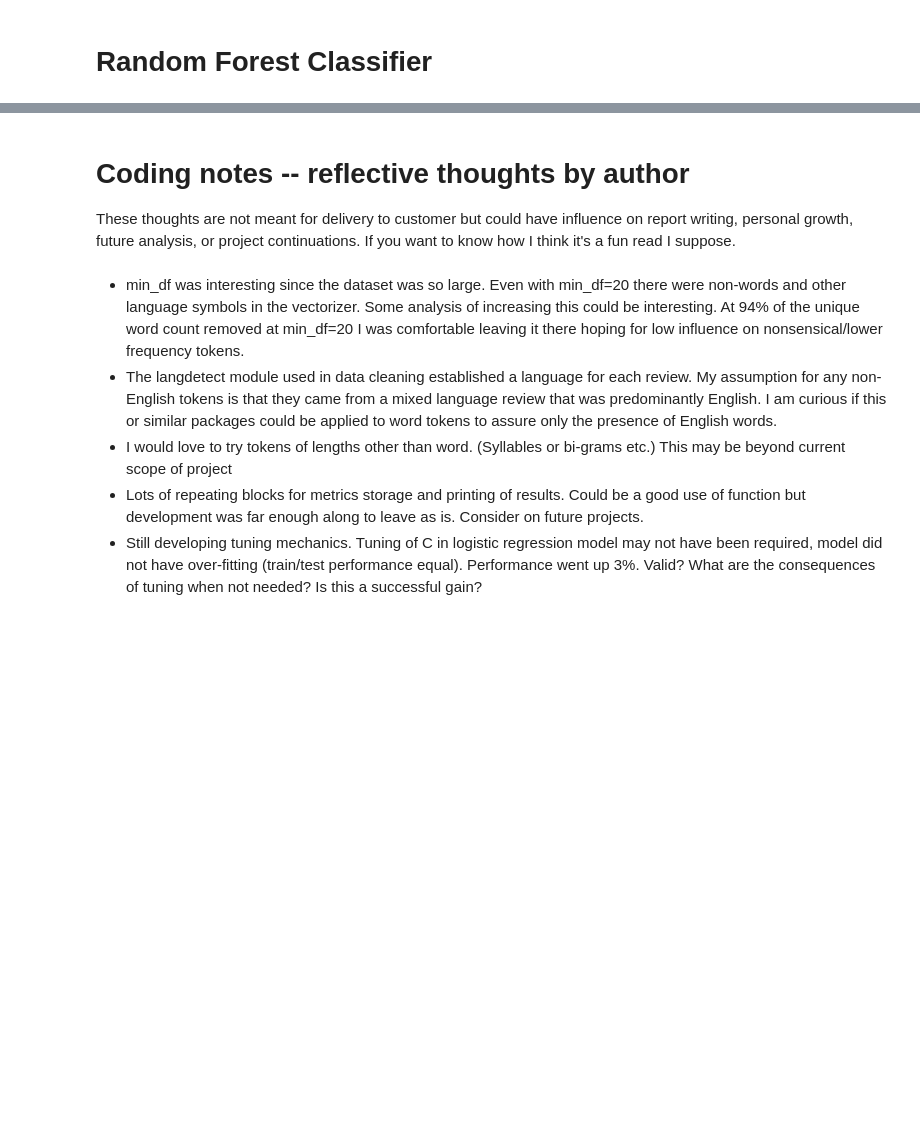
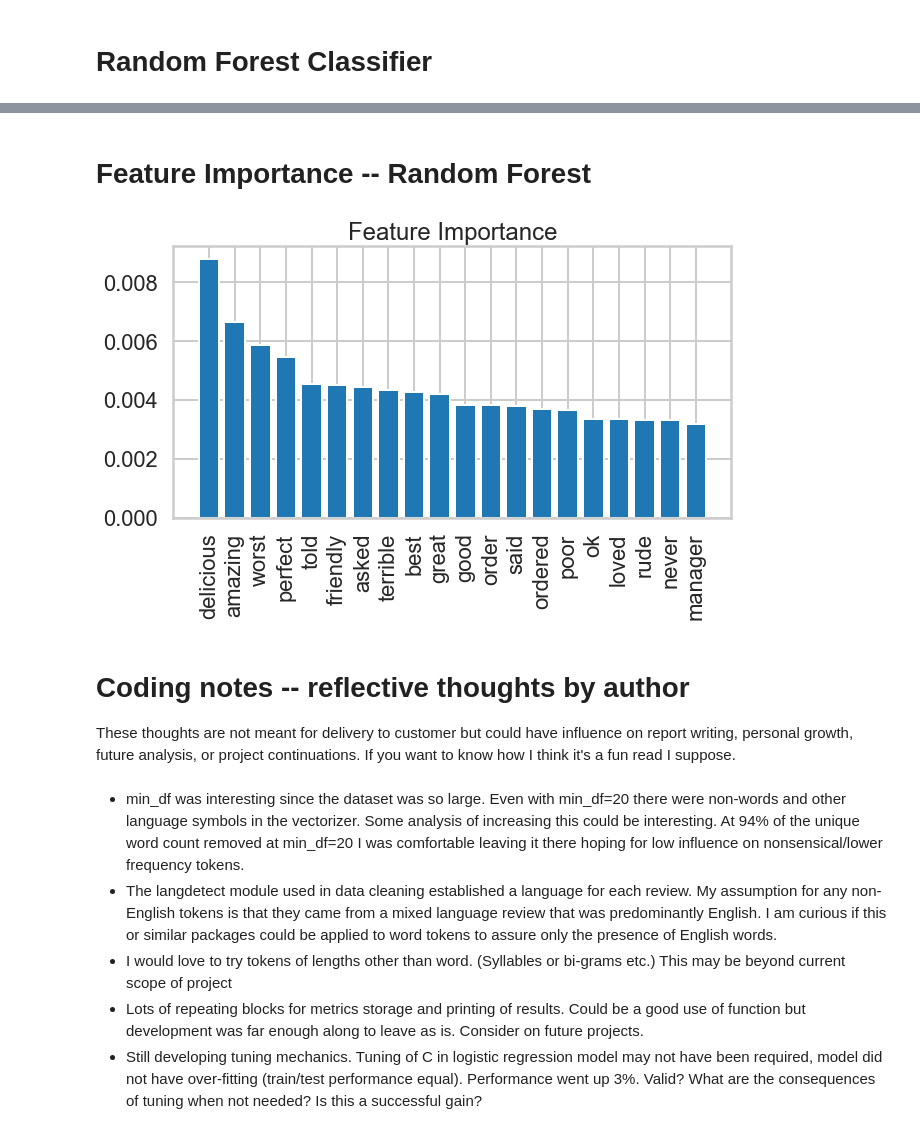
Before and after one commit to ABitNutty/Capstone-2, a Jupyter notebook: Yelp_Reviews_Baseline_Model.ipynb, the cells around one changed output, grey strips where cells are left out. Cells and saved outputs as stored; diff of their text form; code cells hidden in the pictures; blank space fills up the shorter version.

```diff
--- a/Yelp_Reviews_Baseline_Model.ipynb
+++ b/Yelp_Reviews_Baseline_Model.ipynb
@@ -1072,5 +1088,5 @@ metrics
 # %%
-rForest = RandomForestClassifier(n_estimators=3000, max_features='log2', max_depth=50,
+rForest = RandomForestClassifier(n_estimators=5000, max_features='log2', max_depth=50,
                                  class_weight='balanced',
                                  n_jobs = -1, verbose=2)
 rForest.fit(X_train, y_train)
@@ -1132,3 +1278,28 @@ metrics
+# %% [markdown]
+# Feature Importance -- Random Forest
+# %%
+# Feature Importance
+importances = rForest.feature_importances_
+# %%
+# Get the index of importances from greatest importance to least
+sorted_index = np.argsort(importances)[::-1]
+x = range(len(importances))
+
+# Create tick labels
+feature_names = list(vectorizer.get_feature_names())
+labels = np.array(feature_names)[sorted_index]
+
+# Create Bar Chart
+plt.figure(figsize=(10,5))
+plt.bar(x[0:20], importances[sorted_index][0:20], tick_label=labels[0:20])
+
+# Rotate tick labels to vertical
+
+plt.xticks(rotation=90)
+plt.title('Feature Importance')
+plt.show()
+# %% [output]
+[figure, added]
 # %% [markdown]
 # Coding notes -- reflective thoughts by author
 
```
Also changed, not shown: parts of 44 cells of this notebook.
